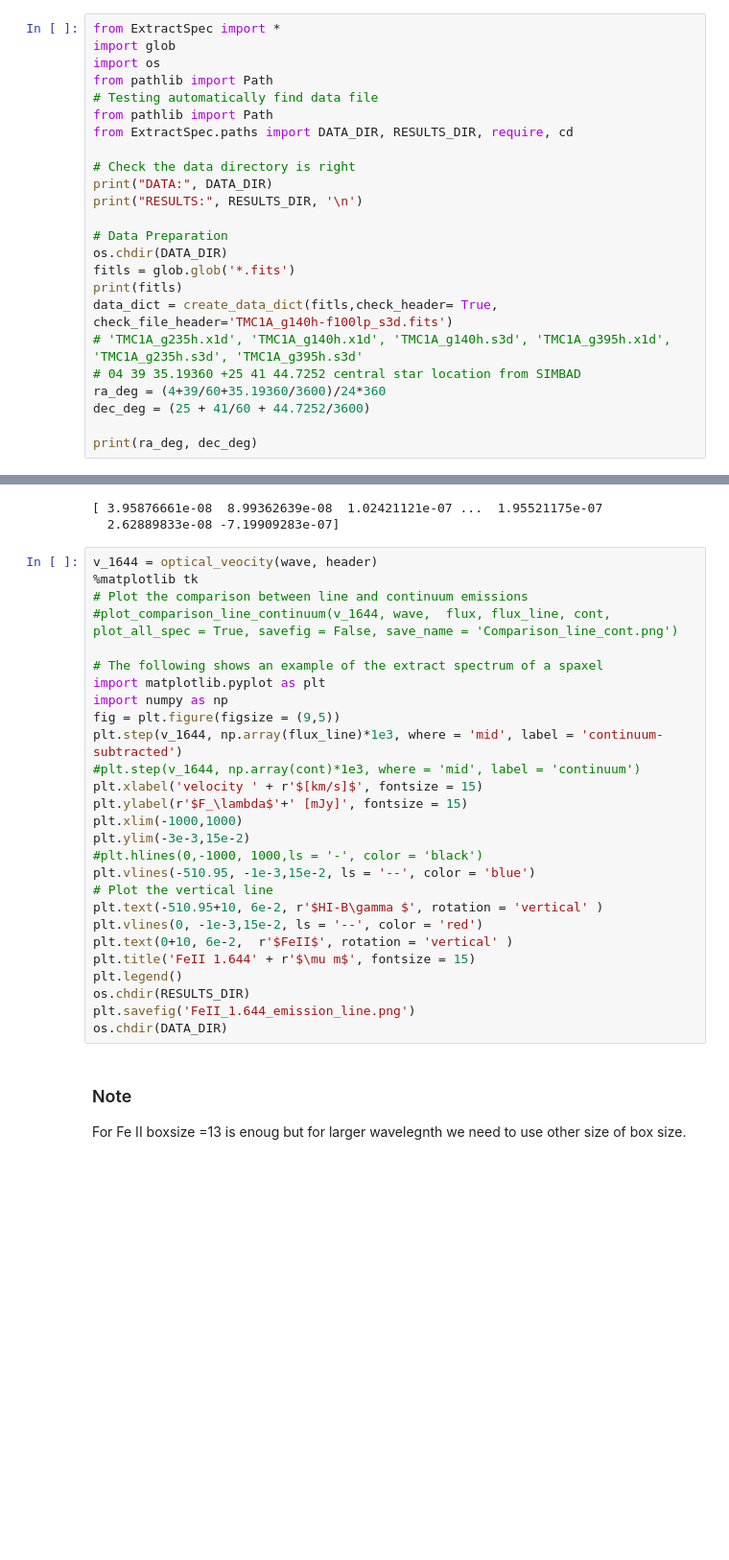
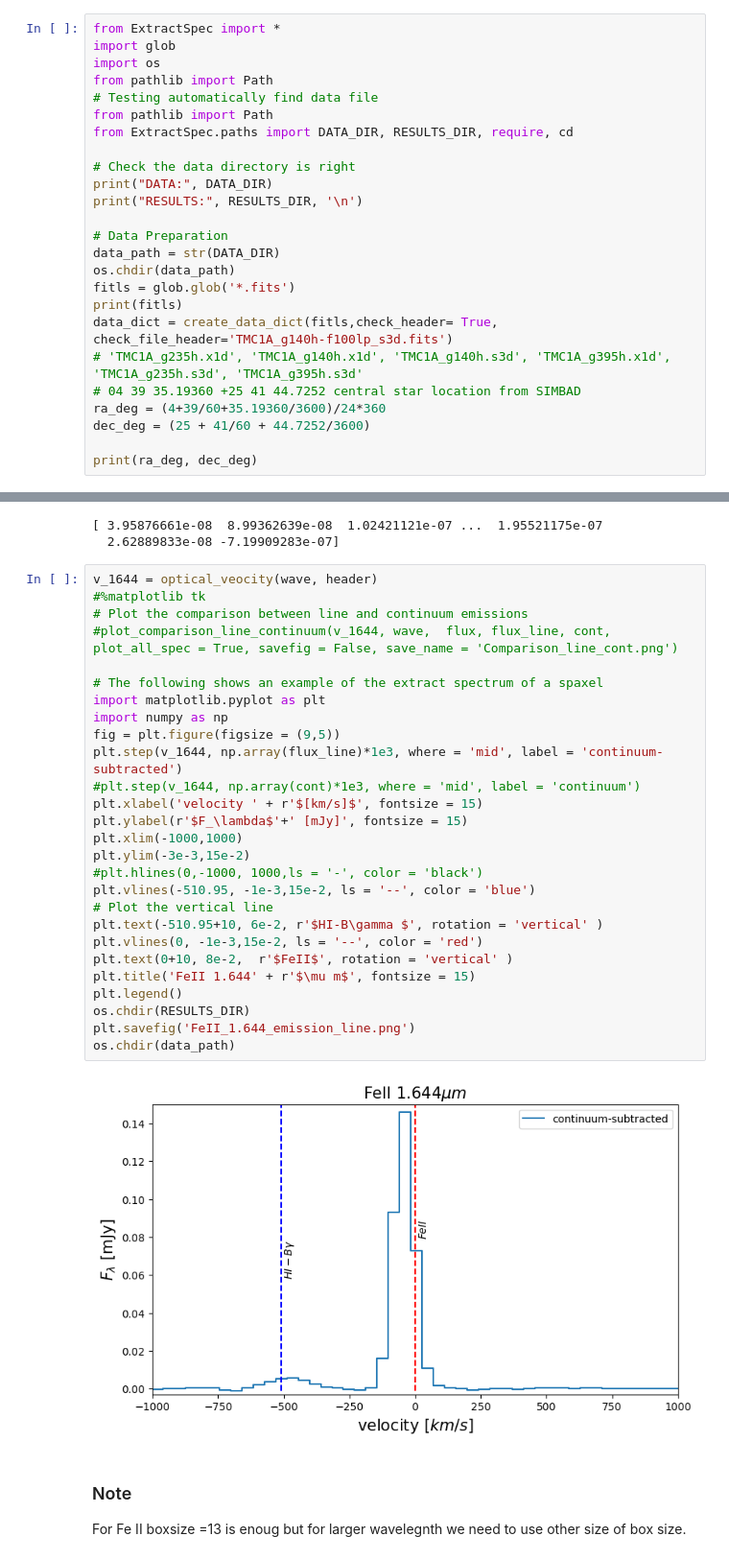
Before and after one commit to KuoJuiWu/2025Fall_ISM_Project, a Jupyter notebook: notebook/ism.ipynb, the cells around one changed output, grey strips where cells are left out. Shown at 96% size. Drawn from its saved outputs; the diff is of its cells as text; blank space fills up the shorter version.

```diff
--- a/notebook/ism.ipynb
+++ b/notebook/ism.ipynb
@@ -14,7 +14,8 @@ print("DATA:", DATA_DIR)
 print("RESULTS:", RESULTS_DIR, '\n')
 
 # Data Preparation
-os.chdir(DATA_DIR)
+data_path = str(DATA_DIR)
+os.chdir(data_path)
 fitls = glob.glob('*.fits')
 print(fitls)
 data_dict = create_data_dict(fitls,check_header= True, check_file_header='TMC1A_g140h-f100lp_s3d.fits')
@@ -167,31 +168,33 @@ Sr in pixel: 2.3504431239584476e-13
   2.62889833e-08 -7.19909283e-07]
 # %%
 v_1644 = optical_veocity(wave, header)
-%matplotlib tk
+#%matplotlib tk
 # Plot the comparison between line and continuum emissions
 #plot_comparison_line_continuum(v_1644, wave,  flux, flux_line, cont, plot_all_spec = True, savefig = False, save_name = 'Comparison_line_cont.png')
 
 # The following shows an example of the extract spectrum of a spaxel
 import matplotlib.pyplot as plt
 import numpy as np
 fig = plt.figure(figsize = (9,5))
 plt.step(v_1644, np.array(flux_line)*1e3, where = 'mid', label = 'continuum-subtracted')
 #plt.step(v_1644, np.array(cont)*1e3, where = 'mid', label = 'continuum')
 plt.xlabel('velocity ' + r'$[km/s]$', fontsize = 15)
 plt.ylabel(r'$F_\lambda$'+' [mJy]', fontsize = 15)
 plt.xlim(-1000,1000)
 plt.ylim(-3e-3,15e-2)
 #plt.hlines(0,-1000, 1000,ls = '-', color = 'black')
 plt.vlines(-510.95, -1e-3,15e-2, ls = '--', color = 'blue')
 # Plot the vertical line
 plt.text(-510.95+10, 6e-2, r'$HI-B\gamma $', rotation = 'vertical' )
 plt.vlines(0, -1e-3,15e-2, ls = '--', color = 'red')
-plt.text(0+10, 6e-2,  r'$FeII$', rotation = 'vertical' )
+plt.text(0+10, 8e-2,  r'$FeII$', rotation = 'vertical' )
 plt.title('FeII 1.644' + r'$\mu m$', fontsize = 15)
 plt.legend()
 os.chdir(RESULTS_DIR)
 plt.savefig('FeII_1.644_emission_line.png')
-os.chdir(DATA_DIR)
+os.chdir(data_path)
+# %% [output]
+[figure, added]
 # %% [markdown]
 ### Note
 For Fe II boxsize =13 is enoug but for larger wavelegnth we need to use other size of box size.
```
Also changed, not shown: parts of 6 cells of this notebook.
